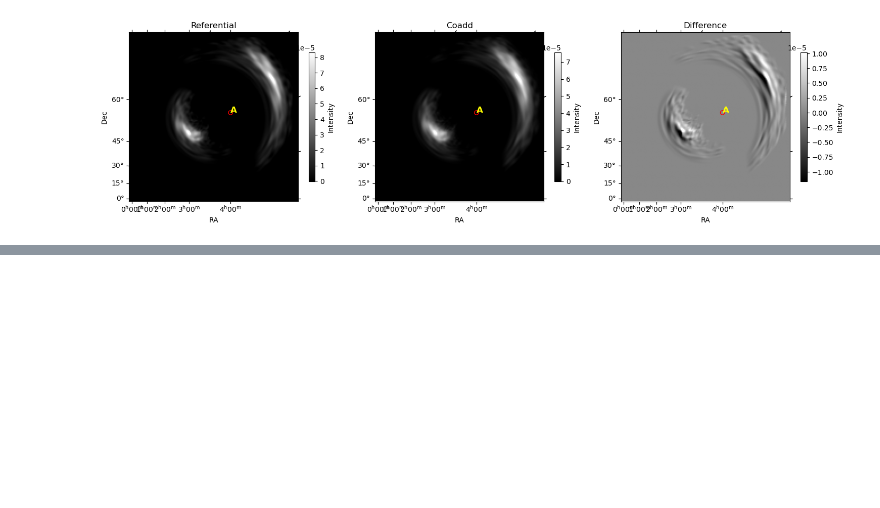
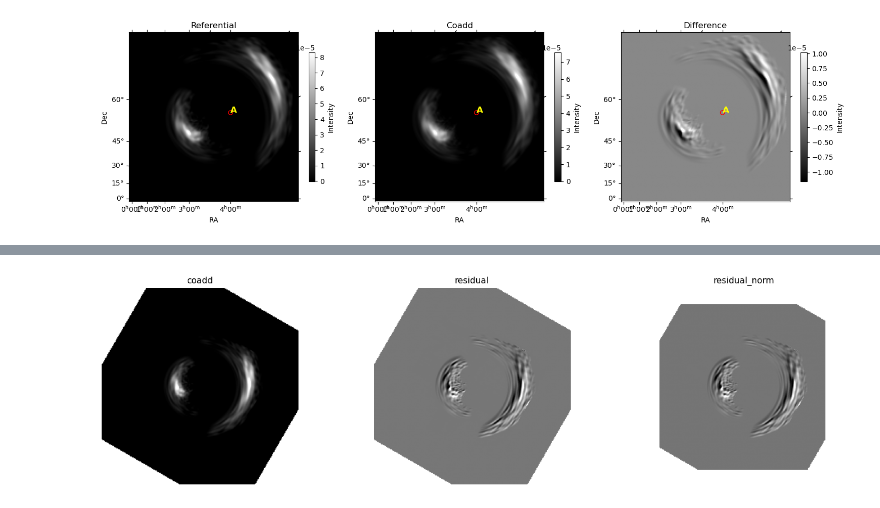
Before and after one commit to Mandy8808/Coadd_VeraRubin, a Jupyter notebook: examples/Testing_rotation_procedure.ipynb, the cells around one changed output, grey strips where cells are left out. Cells and saved outputs as stored; diff of their text form; code cells hidden in the pictures; blank space fills up the shorter version.

```diff
--- a/examples/Testing_rotation_procedure.ipynb
+++ b/examples/Testing_rotation_procedure.ipynb
@@ -738,9 +312,13 @@ vr.injection_steps(
 # %%
 # fast test
-warped_exp, residual, residual_norm = leave_one_out_residual(rotate_stamps_list[1],
-                                    rotate_stamps_list[0], warping_kernel="lanczos3")
+warped_exp, residual, residual_norm = vr.leave_one_out_residual(cut_rotate_stamps_list[1],
+                                    cut_rotate_stamps_list[0], warping_kernel="lanczos3")
 
 temp = [warped_exp, residual, residual_norm]
-plot_exposures_with_point(temp, center_coord=None, titles=['coadd', 'residual', 'residual_norm'],
-                          axeslabels=['pixel', 'pixel'],
-                          percentiles=[0.1, 99.9])
+vr.plot_exposures_full(temp,
+                       center_coord=None,
+                       titles=['coadd', 'residual', 'residual_norm'],
+                       exposures_scale='percentile',
+                       axeslabels=['pixel', 'pixel'],
+                       percentiles=[0.1, 99.9])
+# %% [output]
@@ -746,0 +327 @@ plot_exposures_with_point(temp, center_coord=None, titles=['coadd', 'residual',
+[figure, added]
```
Also changed, not shown: parts of 18 cells of this notebook, 39 other files.
